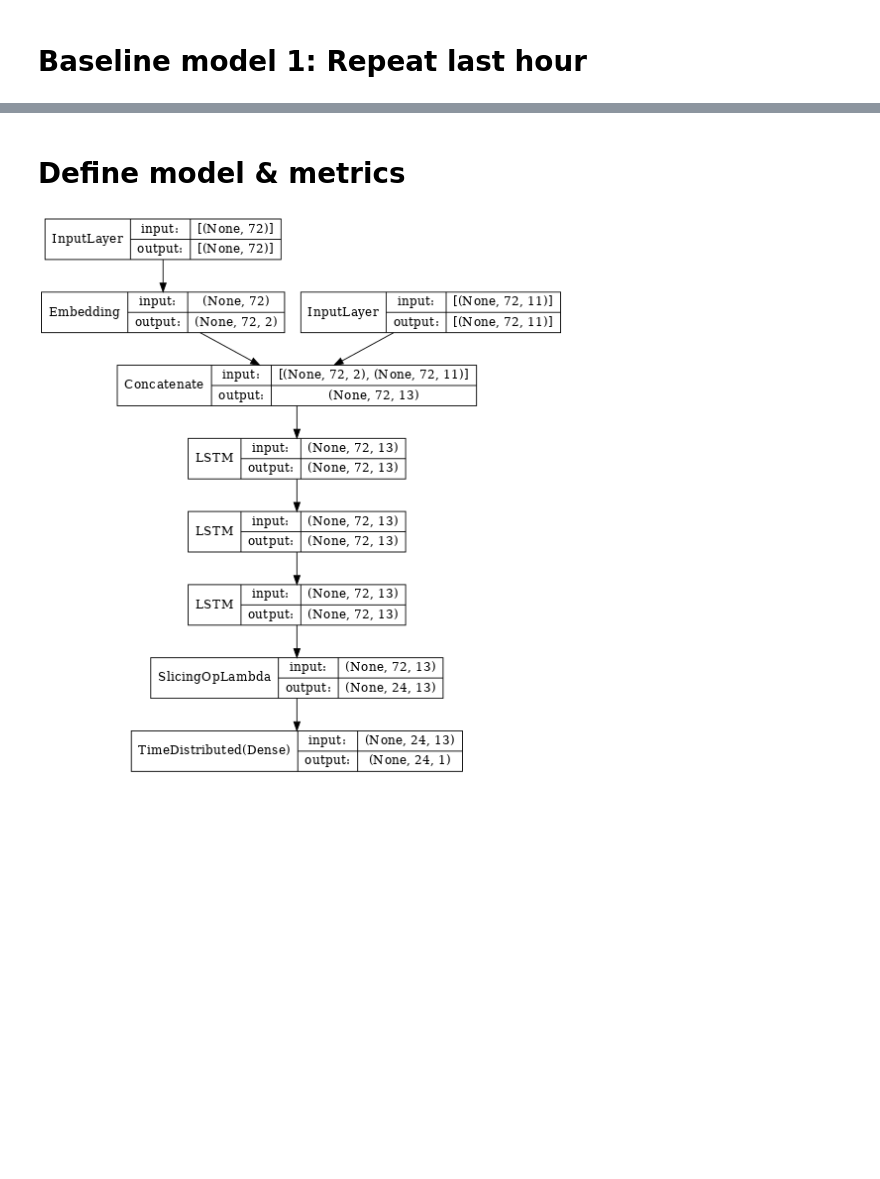
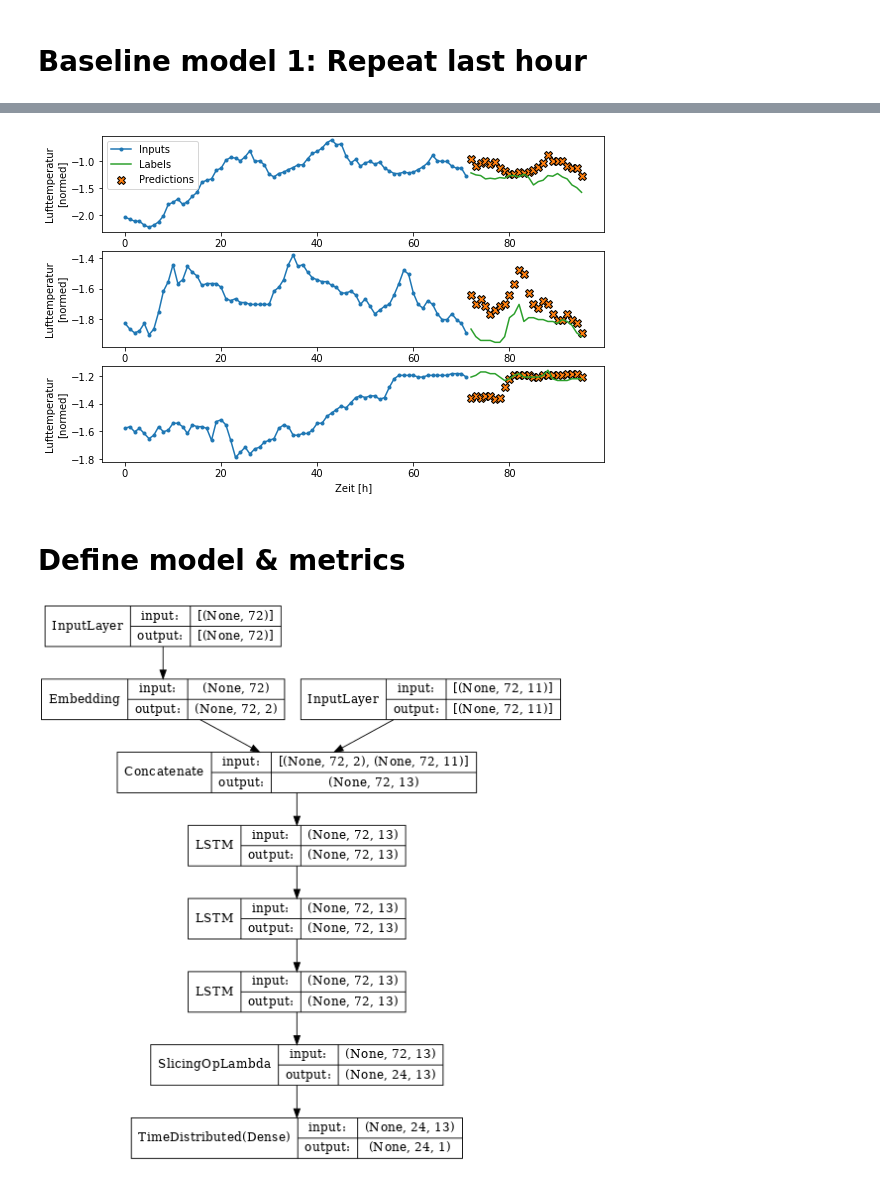
Before and after one commit to heckert/sbg-weather, a Jupyter notebook: notebooks/02-train.ipynb, the cells around one changed output, grey strips where cells are left out. Drawn from its saved outputs; the diff is of its cells as text; code cells hidden in the pictures; blank space fills up the shorter version.

```diff
--- a/notebooks/02-train.ipynb
+++ b/notebooks/02-train.ipynb
@@ -112,0 +94,10 @@ w1.plot(last_step_baseline, rotate_examples=True)
+# %%
+class LastDayBaseline(tf.keras.Model):
+  def call(self, inputs):
+    features, _ = inputs
+
+    return tf.expand_dims(features[:,-24:, 1], axis=2)
+
+last_day_baseline = LastDayBaseline()
+last_day_baseline.compile(loss=tf.losses.MeanSquaredError(),
+                        metrics=[tf.metrics.MeanAbsoluteError()])
@@ -113,3 +106,7 @@ w1.plot(last_step_baseline, rotate_examples=True)
+# %%
+w1.plot(last_day_baseline, rotate_examples=True)
+# %% [output]
+[figure, added]
 # %% [markdown]
 # Define model & metrics
 # %%
```
Also changed, not shown: parts of 17 cells of this notebook.
